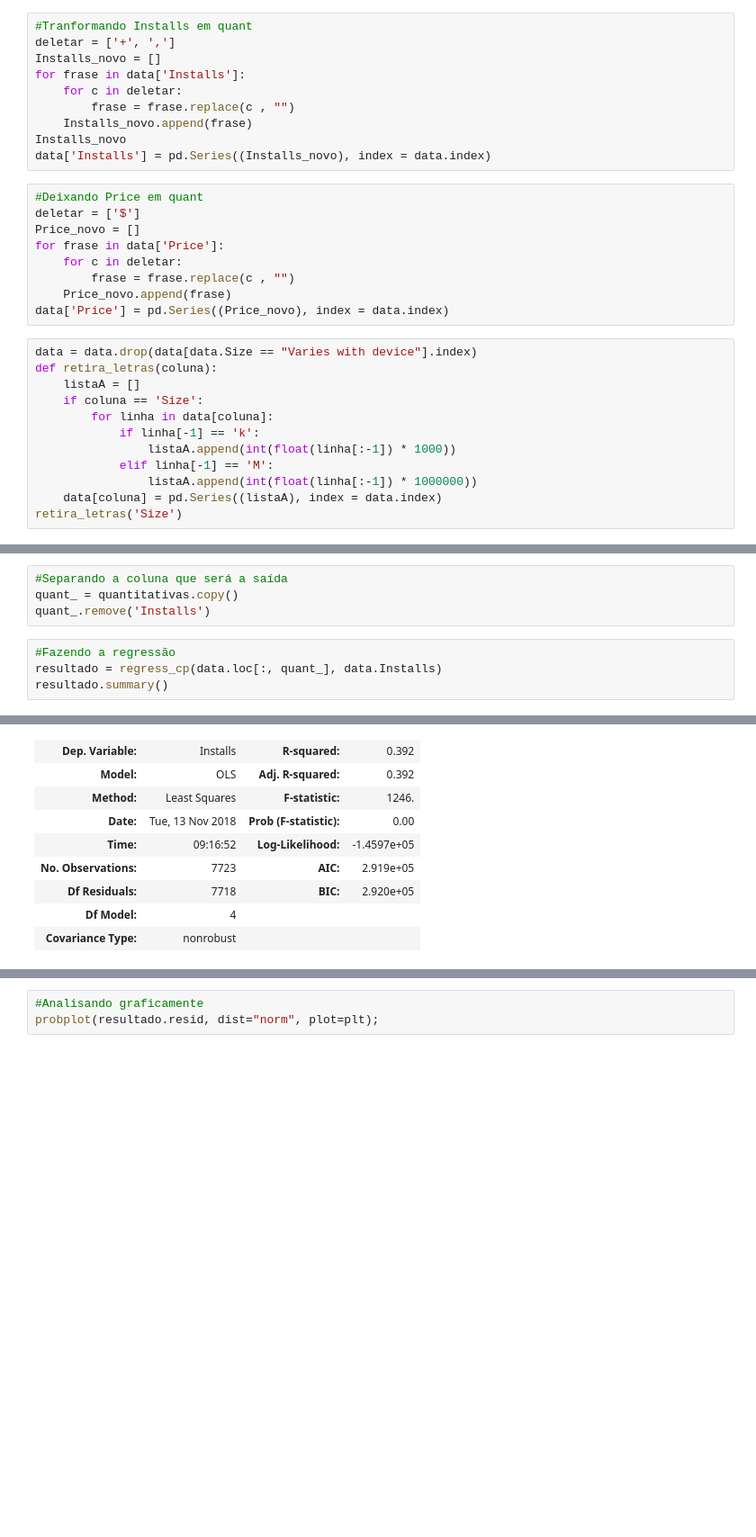
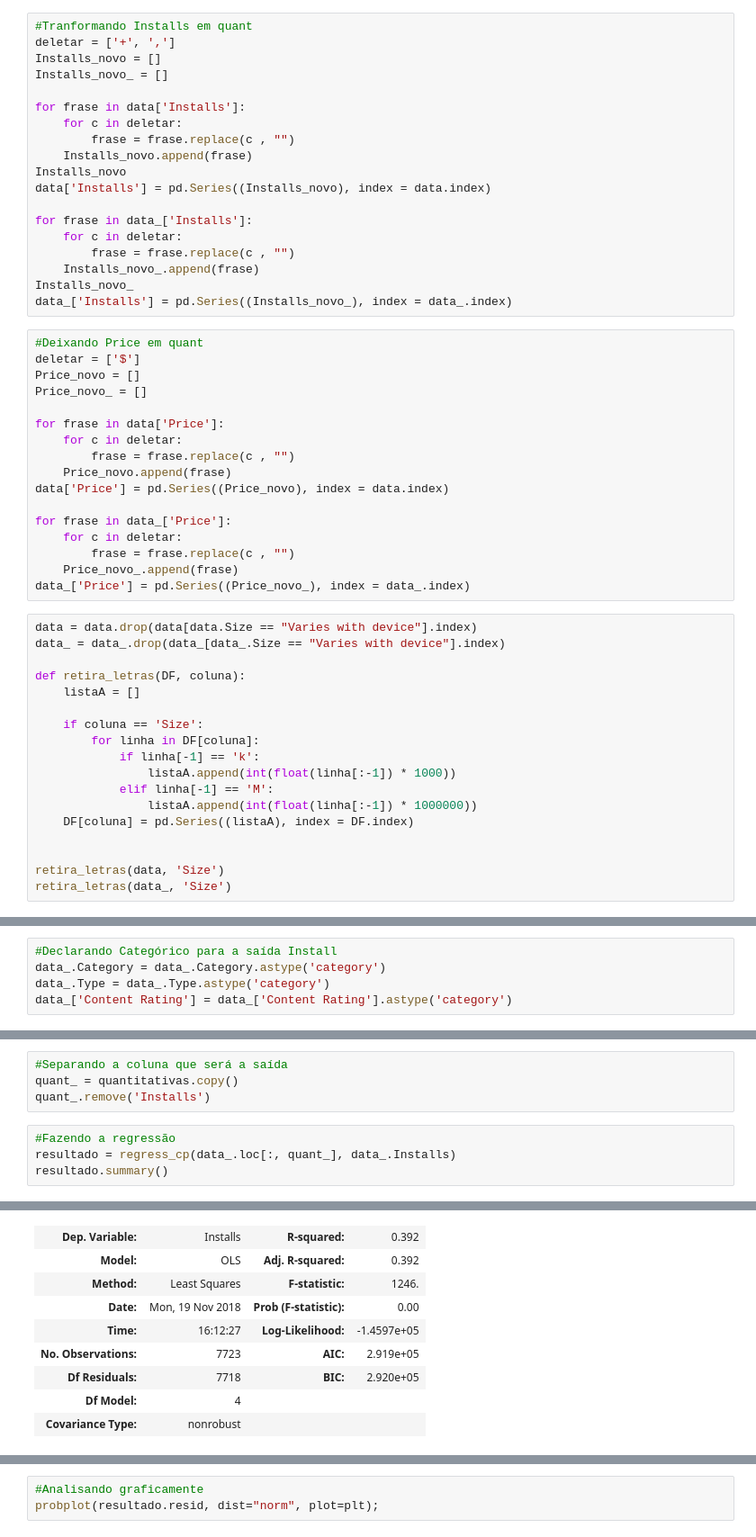
Before and after one commit to Arthurventrilho/Projeto3, a Jupyter notebook: P3.ipynb, the cells around one changed output, grey strips where cells are left out. Shown: that part at 90% size. Drawn from its saved outputs; the diff is of its cells as text; blank space fills up the shorter version.

```diff
--- a/P3.ipynb
+++ b/P3.ipynb
@@ -57,33 +66,56 @@ del data['Android Ver']
 #Tranformando Installs em quant
 deletar = ['+', ',']
 Installs_novo = []
+Installs_novo_ = []
+
 for frase in data['Installs']:
     for c in deletar:
         frase = frase.replace(c , "")
     Installs_novo.append(frase)
 Installs_novo
 data['Installs'] = pd.Series((Installs_novo), index = data.index)
+
+for frase in data_['Installs']:
+    for c in deletar:
+        frase = frase.replace(c , "")
+    Installs_novo_.append(frase)
+Installs_novo_
+data_['Installs'] = pd.Series((Installs_novo_), index = data_.index)
 # %%
 #Deixando Price em quant
 deletar = ['$']
 Price_novo = []
+Price_novo_ = []
+
 for frase in data['Price']:
     for c in deletar:
         frase = frase.replace(c , "")
     Price_novo.append(frase)
 data['Price'] = pd.Series((Price_novo), index = data.index)
+
+for frase in data_['Price']:
+    for c in deletar:
+        frase = frase.replace(c , "")
+    Price_novo_.append(frase)
+data_['Price'] = pd.Series((Price_novo_), index = data_.index)
 # %%
 data = data.drop(data[data.Size == "Varies with device"].index)
-def retira_letras(coluna):
+data_ = data_.drop(data_[data_.Size == "Varies with device"].index)
+
+def retira_letras(DF, coluna):
     listaA = []
+
     if coluna == 'Size':
-        for linha in data[coluna]:
+        for linha in DF[coluna]:
             if linha[-1] == 'k':
                 listaA.append(int(float(linha[:-1]) * 1000))
             elif linha[-1] == 'M':
                 listaA.append(int(float(linha[:-1]) * 1000000))
-    data[coluna] = pd.Series((listaA), index = data.index)
-retira_letras('Size')
+    DF[coluna] = pd.Series((listaA), index = DF.index)
+
+
+retira_letras(data, 'Size')
+retira_letras(data_, 'Size')
 # %%
 data.head(5)
 # %% [output]
@@ -115,6 +149,11 @@ transforma_em_numero()
 data.Category = data.Category.astype('category')
 data.Type = data.Type.astype('category')
 data['Content Rating'] = data['Content Rating'].astype('category')
+# %%
+#Declarando Categórico para a saída Install
+data_.Category = data_.Category.astype('category')
+data_.Type = data_.Type.astype('category')
+data_['Content Rating'] = data_['Content Rating'].astype('category')
 # %%
 #Declarando Quantitativas
 quantitativas = ['Rating', 'Reviews', 'Size', 'Installs', 'Price']
@@ -296,15 +436,15 @@ quant_ = quantitativas.copy()
 quant_.remove('Installs')
 # %%
 #Fazendo a regressão
-resultado = regress_cp(data.loc[:, quant_], data.Installs)
+resultado = regress_cp(data_.loc[:, quant_], data_.Installs)
 resultado.summary()
 # %% [output]
 OLS Regression Results
 | Dep. Variable: | Installs | R-squared: | 0.392 |
 | Model: | OLS | Adj. R-squared: | 0.392 |
 | Method: | Least Squares | F-statistic: | 1246. |
-| Date: | Tue, 13 Nov 2018 | Prob (F-statistic): | 0.00 |
-| Time: | 09:16:52 | Log-Likelihood: | -1.4597e+05 |
+| Date: | Mon, 19 Nov 2018 | Prob (F-statistic): | 0.00 |
+| Time: | 16:12:27 | Log-Likelihood: | -1.4597e+05 |
 | No. Observations: | 7723 | AIC: | 2.919e+05 |
 | Df Residuals: | 7718 | BIC: | 2.920e+05 |
 | Df Model: | 4 |  |  |
```
Also changed, not shown: parts of 28 cells of this notebook.
